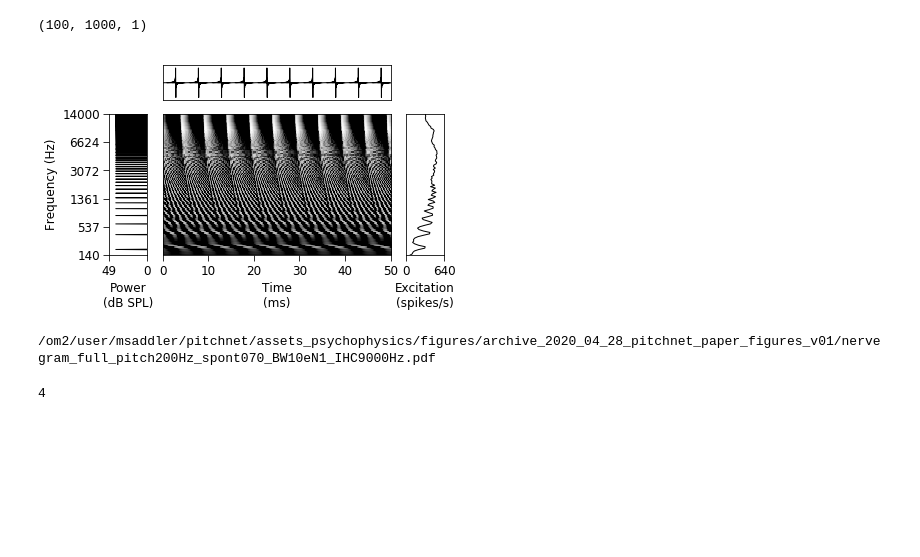
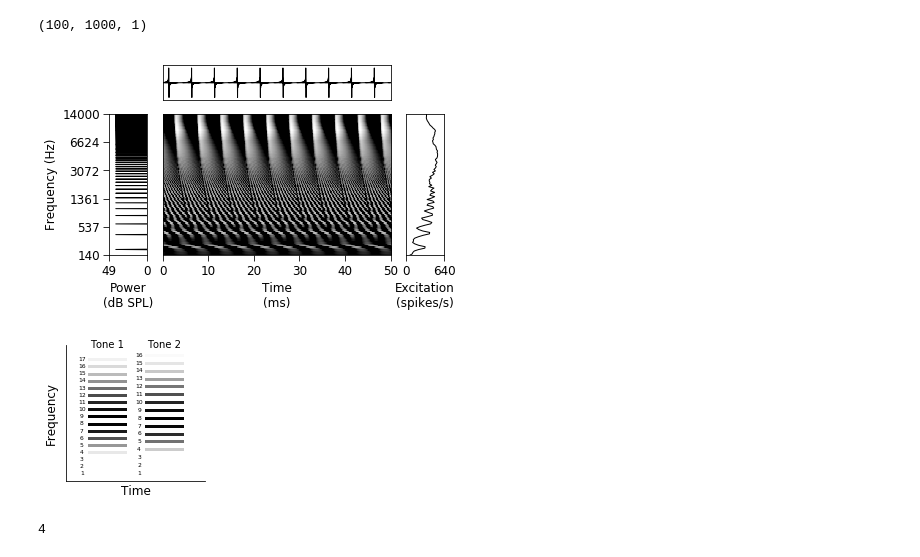
Before and after one commit to msaddler/pitchnet, a Jupyter notebook: notebook_figures_stimuli.ipynb, the cells around one changed output. Drawn from its saved outputs; the diff is of its cells as text; code cells hidden in the pictures; blank space fills up the shorter version.

Commit message:
adding harmonic number labels to schematic bernox spectrogram

```diff
--- a/notebook_figures_stimuli.ipynb
+++ b/notebook_figures_stimuli.ipynb
@@ -86,7 +86,7 @@ ipd.display(ipd.Audio(y, rate=sr))
 # %%
 np.random.seed(random_seed)
 
-IHC_cutoff = 9000.0
+IHC_cutoff = 3000.0
 BW_scale_factor = 1.0
 kwargs_nervegram_meanrates = {
     'meanrates_params': {
@@ -132,38 +132,37 @@ util_figures.make_stimulus_summary_plot(ax_arr,
                                         ax_idx_nervegram=4,
                                         ax_idx_excitation=5,
                                         waveform=out_dict['signal'],
                                         nervegram=out_dict['meanrates'],
                                         sr_waveform=out_dict['signal_fs'],
                                         sr_nervegram=out_dict['meanrates_fs'],
                                         cfs=out_dict['cf_list'],
                                         tmin=None,
                                         tmax=None,
                                         treset=True,
                                         vmin=None,
                                         vmax=None,
                                         spines_to_hide_waveform=[],
                                         spines_to_hide_spectrum=[],
                                         spines_to_hide_excitation=[],
                                         nxticks=6,
                                         nyticks=6,
                                         kwargs_plot={},
                                         limits_buffer=0.2,
                                         ax_arr_clear_leftover=True)
 
 xticks = [0, 640]
 ax_arr[1,2].set_xlim(xticks)
 ax_arr[1,2].set_xticks(xticks)
 ax_arr[1,2].set_xticklabels(xticks)
 
 plt.show()
 
 # save_fn = os.path.join(save_dir, 'nervegram_full_pitch{:03.0f}Hz_spont1eN1_BW{:02.0f}eN1_IHC{:04.0f}Hz.pdf'.format(f0, 10*BW_scale_factor, IHC_cutoff))
-save_fn = os.path.join(save_dir, 'nervegram_full_pitch{:03.0f}Hz_spont070_BW{:02.0f}eN1_IHC{:04.0f}Hz.pdf'.format(f0, 10*BW_scale_factor, IHC_cutoff))
-print(save_fn)
-fig.savefig(save_fn, bbox_inches='tight', pad_inches=0, transparent=False)
+# save_fn = os.path.join(save_dir, 'nervegram_full_pitch{:03.0f}Hz_spont070_BW{:02.0f}eN1_IHC{:04.0f}Hz.pdf'.format(f0, 10*BW_scale_factor, IHC_cutoff))
+# print(save_fn)
+# fig.savefig(save_fn, bbox_inches='tight', pad_inches=0, transparent=False)
 # %% [output]
-[figure, old version]
+[figure, new version]
-/om2/user/msaddler/pitchnet/assets_psychophysics/figures/archive_2020_04_28_pitchnet_paper_figures_v01/nervegram_full_pitch200Hz_spont070_BW10eN1_IHC9000Hz.pdf
 # %%
 # for BW_scale_factor in [0.5, 2.0]:
 #     np.random.seed(random_seed)
@@ -397,7 +396,7 @@ lowpass_filter_cutoff = 3.5e3
 filter_order = 4
 
 base_f0 = 300
-lh = 5
+lh = 4
 threshold_dBSPL=33.3
 component_dBSL=15.0
 
@@ -412,23 +411,35 @@ fixed_freq_response = stimuli_generate_BernsteinOxenhamFixedFilter.shift_bandpas
     frequency_response_in_dB=baseline_freq_response)
 
 
-fig, ax = plt.subplots(nrows=1, ncols=1, figsize=(2.0, 2.5))
-level_min = -component_dBSL-1
+fig, ax = plt.subplots(nrows=1, ncols=1, figsize=(2.5, 2.5))
+level_min = -component_dBSL-3
 dur = 1
-gap = 0.5
+gap = 0.6
 times = np.array([0.0, dur])
+times_faint = np.array([0.0-gap/2, 0-gap/4])
 
-for itr_f0, f0 in enumerate([base_f0 * 0.94, base_f0 * 1.06]):
+for itr_f0, f0 in enumerate([base_f0 * 1, base_f0 * 1.1]):
     freqs = np.arange(f0, fs/2, f0)
+
     colors = map_level_to_color(fixed_freq_response(freqs), level_min=level_min)
     ax = schematic_spectrogram(ax, times, freqs, colors=colors)
+
+#     kwargs_plot_update_faint = {'lw':0.5, 'ls':'--'}
+#     ax = schematic_spectrogram(ax, times_faint, freqs, colors='k',
+#                                kwargs_plot_update=kwargs_plot_update_faint)
+
+    for f_idx, f in enumerate(freqs):
+        if f < 18*base_f0:
+            ax.text(times[0]-gap/3, f, '{}'.format(f_idx + 1),
+                    ha='center',  va='center', fontsize=6)
 
     ax.text(np.mean(times), 19*base_f0, 'Tone {}'.format(itr_f0 + 1),
             ha='center',  va='center', fontsize=10)
 
     times = times + gap + dur
+    times_faint = times_faint + gap + dur
 
-limits_buffer = 0.2
+limits_buffer = 0.25
 [xb, yb, dxb, dyb] = ax.dataLim.bounds
 limits_x = [xb - limits_buffer * dxb, xb + (1 + limits_buffer) * dxb]
 
@@ -441,7 +452,7 @@ ax = util_figures.format_axes(ax,
     xscale='linear',
     yscale='linear',
     xlimits=limits_x,
-    ylimits=[0, 6000],
+    ylimits=[0, 5400],
     xticks=[],
     yticks=np.arange(base_f0, 6000, base_f0),
     xticks_minor=None,
@@ -456,6 +467,8 @@ plt.show()
 
 # save_fn = os.path.join(save_dir, 'schematic_stimulus_bernox_spectrogram.pdf')
 # fig.savefig(save_fn, bbox_inches='tight', transparent=False)
+# %% [output]
+[figure, added]
 # %%
 f0 = 100
 fs = 32000
```
Also changed, not shown: parts of 1 cell of this notebook.
